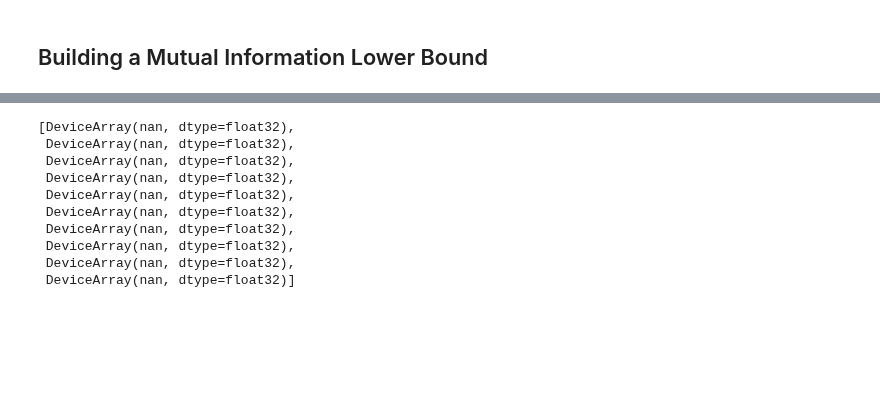
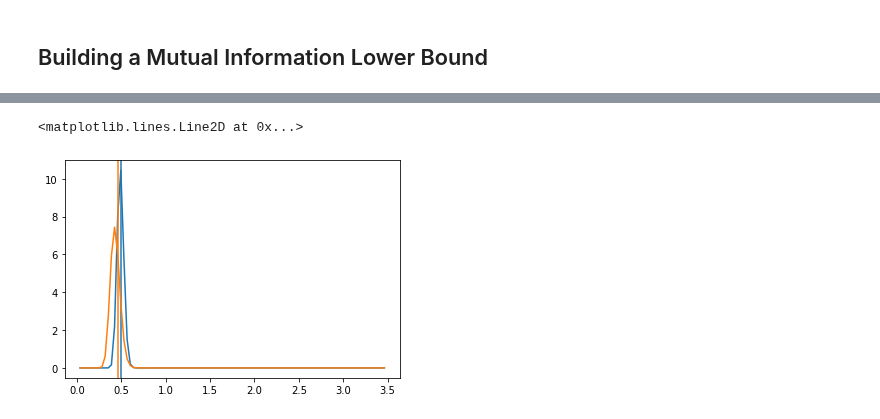
Before and after one commit to bscot/TheLastMetric, a Jupyter notebook: MAFVariationalMutualInformation.ipynb, the cells around one changed output, grey strips where cells are left out. Saved outputs shown, nothing was run; the diff lists cells and outputs as text; code cells hidden in the pictures; blank space fills up the shorter version.

```diff
--- a/MAFVariationalMutualInformation.ipynb
+++ b/MAFVariationalMutualInformation.ipynb
@@ -172,13 +442,14 @@ WARNING:matplotlib.legend:No handles with labels found to put in legend.
-# %%
-losses
-# %% [output]
-[DeviceArray(nan, dtype=float32),
- DeviceArray(nan, dtype=float32),
- DeviceArray(nan, dtype=float32),
- DeviceArray(nan, dtype=float32),
- DeviceArray(nan, dtype=float32),
- DeviceArray(nan, dtype=float32),
- DeviceArray(nan, dtype=float32),
- DeviceArray(nan, dtype=float32),
- DeviceArray(nan, dtype=float32),
- DeviceArray(nan, dtype=float32)]
+# %%
+batch = get_batch()
+dist = optimizer.target(batch['x'])
+# %%
+tx = np.linspace(0,3.5,100)
+logp = dist.log_prob(tx)
+# %%
+plot(tx, np.exp(logp[0]))
+axvline(batch['y'][0], color='C0')
+plot(tx, np.exp(logp[1]))
+axvline(batch['y'][1], color='C1')
+# %% [output]
+<matplotlib.lines.Line2D at 0x...>
+[figure, added]
```
Also changed, not shown: parts of 25 cells of this notebook.
